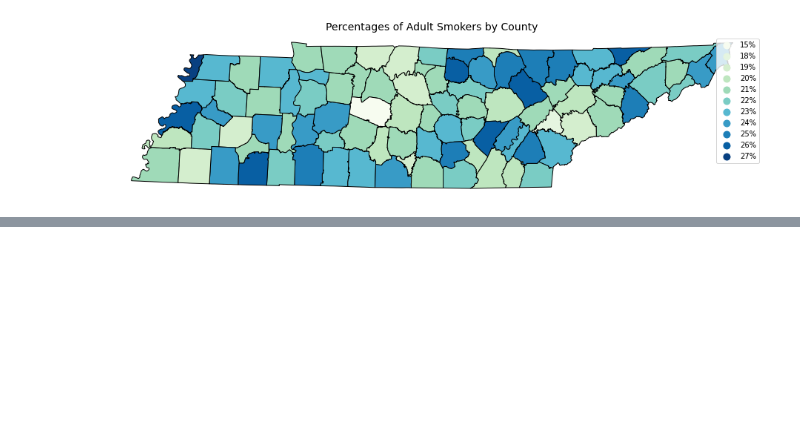
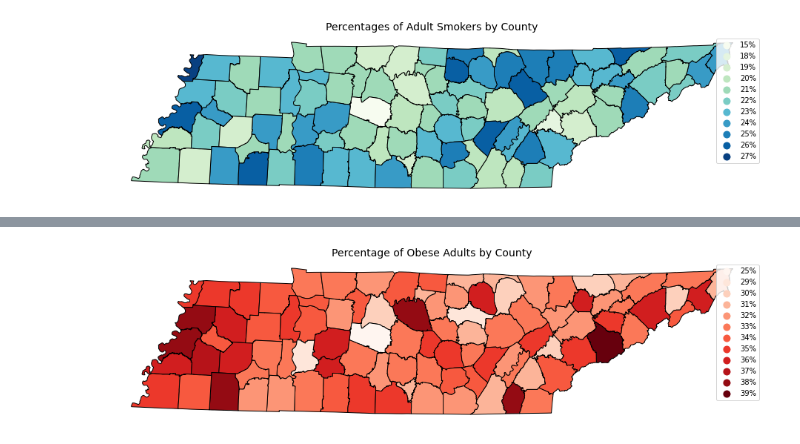
Before and after one commit to abcarlisle22/smile-on-lava-girl, a Jupyter notebook: smile_maps.ipynb, the cells around one changed output, grey strips where cells are left out. Drawn from its saved outputs; the diff is of its cells as text; code cells hidden in the pictures; blank space fills up the shorter version.

Commit message:
obesity map

```diff
--- a/smile_maps.ipynb
+++ b/smile_maps.ipynb
@@ -78,3 +78,8 @@ smile_data.head(10)
 | 7 | 3746643 | Hawkins | 37642.0 | No Code - Denture step Mandibular... | Friends in Need Health Center - K... | No | ... |
 | 8 | 3859184 | Wilson | 37087.0 | NaN | Neighborhood Health - Lebanon | NaN | ... |
 | 9 | 3858402 | Shelby | 38128.0 | 140 - Limited Oral evaluation - p... | Christ Community Health Services-... | Yes | ... |
+# %%
+obesity = pd.read_csv('./data/adult_obesity_2019.csv', usecols = ['County',
+                                                                    'County Value',
+                                                                    'County Code'])
+obesity.head()
@@ -80,0 +93,4 @@ smile_data.head(10)
+# %%
+obesity_counties = pd.merge(left = counties, right = obesity,
+                    left_on = 'NAME', right_on = 'County')
+obesity_counties.head()
@@ -80,0 +104,12 @@ smile_data.head(10)
+# %%
+fig, ax = plt.subplots(figsize=(16,4))
+obesity_counties.plot(column = 'County Value',
+                cmap = 'Reds',
+                edgecolor = 'black',
+                legend = True,
+                ax = ax)
+plt.title('Percentage of Obese Adults by County', fontsize = 14)
+
+ax.axis('off');
+# %% [output]
+[figure, added]
```
Also changed, not shown: parts of 2 cells of this notebook.
